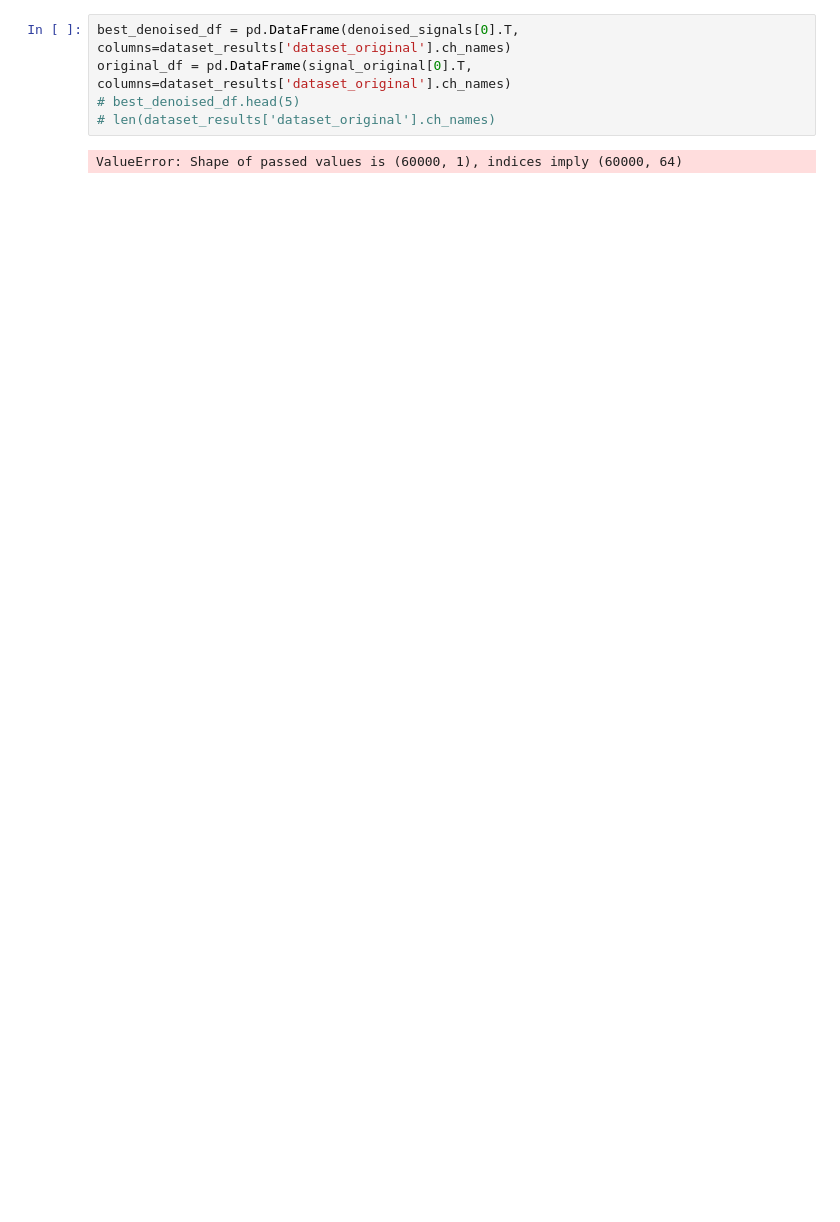
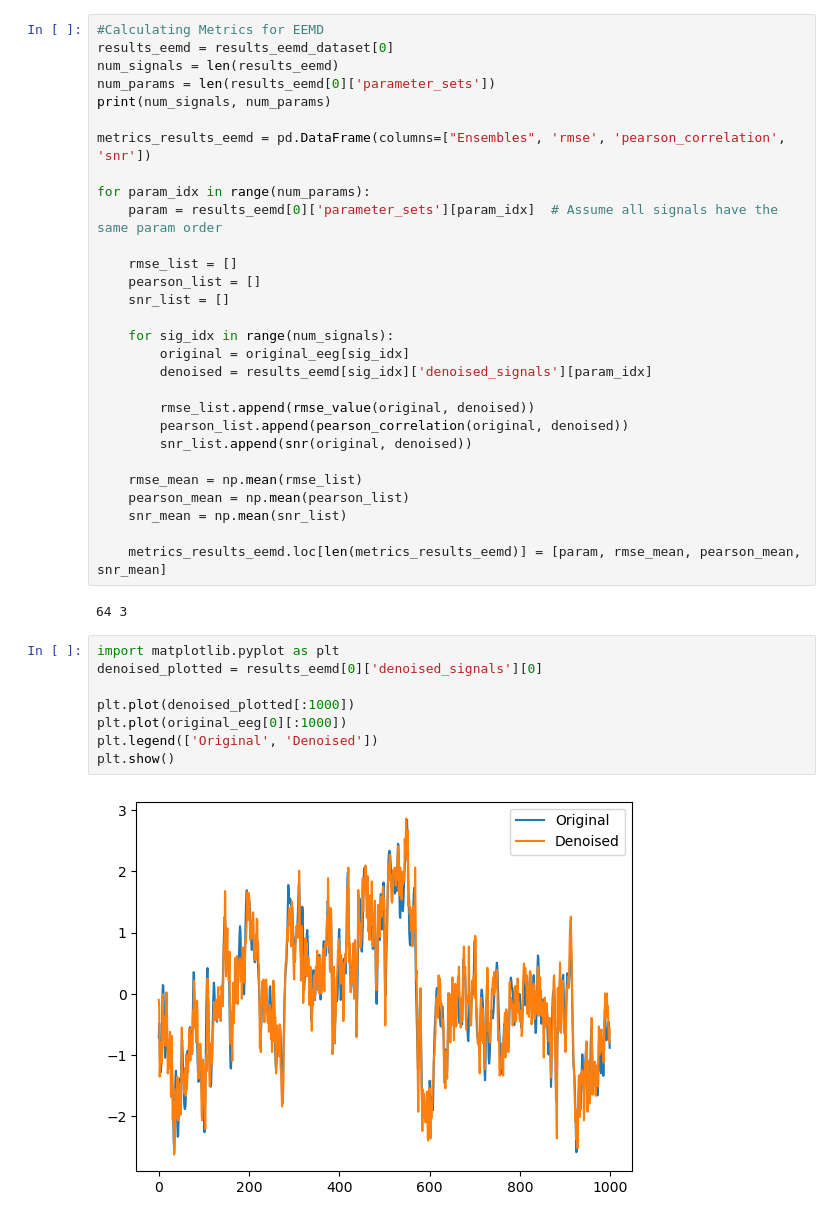
Before and after one commit to eryk-urbanski/eeg-denoising, a Jupyter notebook: notebooks/EMD/02_evaluation.ipynb, the cells around one changed output. Cells and saved outputs as stored; diff of their text form; blank space fills up the shorter version.

```diff
--- a/notebooks/EMD/02_evaluation.ipynb
+++ b/notebooks/EMD/02_evaluation.ipynb
@@ -63,7 +56,41 @@ AttributeError: 'list' object has no attribute 'shape'
-# %%
-best_denoised_df = pd.DataFrame(denoised_signals[0].T, columns=dataset_results['dataset_original'].ch_names)
-original_df = pd.DataFrame(signal_original[0].T, columns=dataset_results['dataset_original'].ch_names)
-# best_denoised_df.head(5)
-# len(dataset_results['dataset_original'].ch_names)
-# %% [output]
-ValueError: Shape of passed values is (60000, 1), indices imply (60000, 64)
+# %%
+#Calculating Metrics for EEMD
+results_eemd = results_eemd_dataset[0]
+num_signals = len(results_eemd)
+num_params = len(results_eemd[0]['parameter_sets'])
+print(num_signals, num_params)
+
+metrics_results_eemd = pd.DataFrame(columns=["Ensembles", 'rmse', 'pearson_correlation', 'snr'])
+
+for param_idx in range(num_params):
+    param = results_eemd[0]['parameter_sets'][param_idx]  # Assume all signals have the same param order
+
+    rmse_list = []
+    pearson_list = []
+    snr_list = []
+
+    for sig_idx in range(num_signals):
+        original = original_eeg[sig_idx]
+        denoised = results_eemd[sig_idx]['denoised_signals'][param_idx]
+
+        rmse_list.append(rmse_value(original, denoised))
+        pearson_list.append(pearson_correlation(original, denoised))
+        snr_list.append(snr(original, denoised))
+
+    rmse_mean = np.mean(rmse_list)
+    pearson_mean = np.mean(pearson_list)
+    snr_mean = np.mean(snr_list)
+
+    metrics_results_eemd.loc[len(metrics_results_eemd)] = [param, rmse_mean, pearson_mean, snr_mean]
+# %% [output]
+64 3
+# %%
+import matplotlib.pyplot as plt
+denoised_plotted = results_eemd[0]['denoised_signals'][0]
+
+plt.plot(denoised_plotted[:1000])
+plt.plot(original_eeg[0][:1000])
+plt.legend(['Original', 'Denoised'])
+plt.show()
+# %% [output]
+[figure, added]
```
Also changed, not shown: parts of 9 cells of this notebook, 5 other files.
